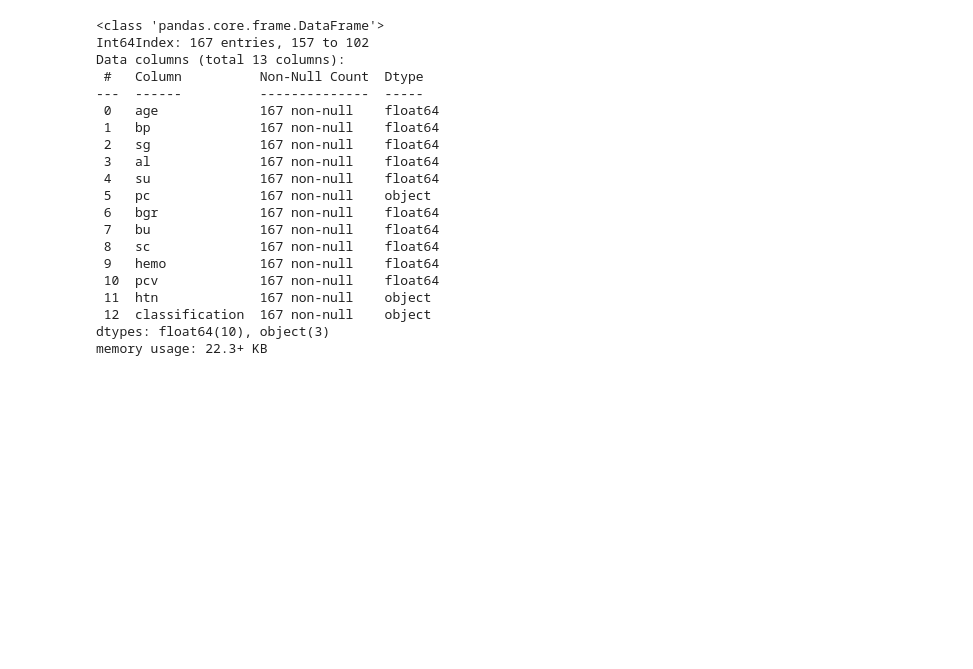
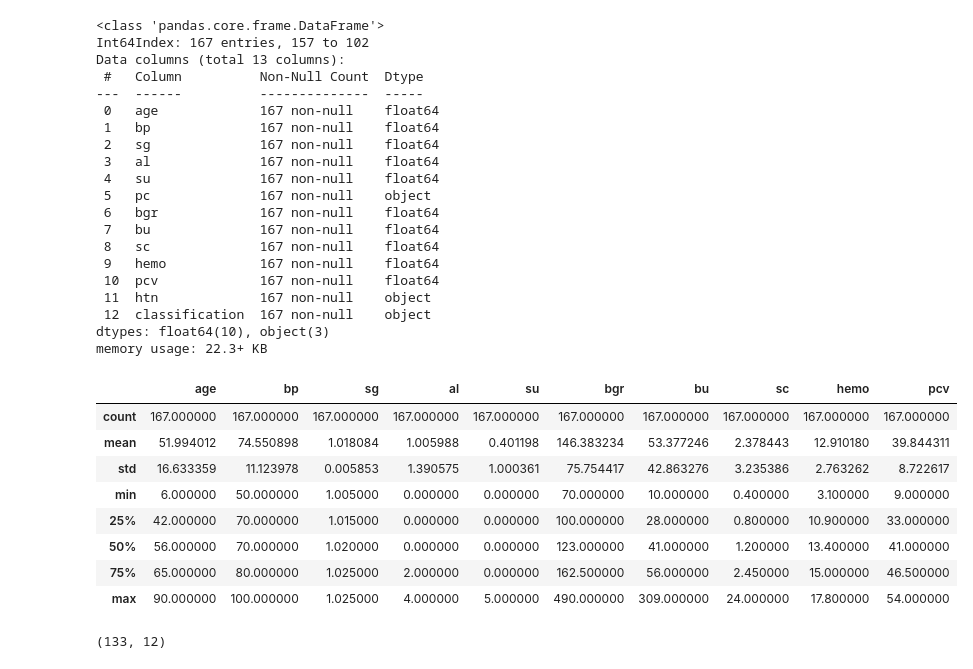
Before and after one commit to EthioAI/Chronic-Kidney-Disease-Prediction, a Jupyter notebook: main.ipynb, the cells around one changed output. Drawn from its saved outputs; the diff is of its cells as text; code cells hidden in the pictures; blank space fills up the shorter version.

```diff
--- a/main.ipynb
+++ b/main.ipynb
@@ -117,6 +139,18 @@ memory usage: 22.3+ KB
 # %%
 X = train_data_copy.drop(['classification'], axis=1)
 y = train_data_copy['classification']
+# %%
+X.describe()
+# %% [output]
+|  | age | bp | sg | al | su | bgr | bu | sc | hemo | pcv |
+| count | 167.000000 | 167.000000 | 167.000000 | 167.000000 | 167.000000 | 167.000000 | 167.000000 | 167.000000 | 167.000000 | 167.000000 |
+| mean | 51.994012 | 74.550898 | 1.018084 | 1.005988 | 0.401198 | 146.383234 | 53.377246 | 2.378443 | 12.910180 | 39.844311 |
+| std | 16.633359 | 11.123978 | 0.005853 | 1.390575 | 1.000361 | 75.754417 | 42.863276 | 3.235386 | 2.763262 | 8.722617 |
+| min | 6.000000 | 50.000000 | 1.005000 | 0.000000 | 0.000000 | 70.000000 | 10.000000 | 0.400000 | 3.100000 | 9.000000 |
+| 25% | 42.000000 | 70.000000 | 1.015000 | 0.000000 | 0.000000 | 100.000000 | 28.000000 | 0.800000 | 10.900000 | 33.000000 |
+| 50% | 56.000000 | 70.000000 | 1.020000 | 0.000000 | 0.000000 | 123.000000 | 41.000000 | 1.200000 | 13.400000 | 41.000000 |
+| 75% | 65.000000 | 80.000000 | 1.025000 | 2.000000 | 0.000000 | 162.500000 | 56.000000 | 2.450000 | 15.000000 | 46.500000 |
+| max | 90.000000 | 100.000000 | 1.025000 | 4.000000 | 5.000000 | 490.000000 | 309.000000 | 24.000000 | 17.800000 | 54.000000 |
 # %%
 #split the data into 80% training and 20% testing
 
@@ -125,11 +159,14 @@ X_train,  X_test, y_train, y_test = train_test_split(X, y, test_size= 0.2, rando
 # attributes for the pipeline transformations
 
 num_cols = [col for col in X_train.columns if X_train[col].dtype in ['int64', 'float64']]
-num_cols_scale = []
-num_cols_unscale = [col for col in num_cols if col not in num_cols_scale]
 ordinal_cat_cols = ["pc", "htn"]
 nominal_cat_cols = []
 cat_cols = ordinal_cat_cols + nominal_cat_cols
+
+# attributes to be generated from existing one
+attrs_combination_cols = ["bp_per_age", "bgr_per_su", "bu_per_al"]
+# %% [output]
+(133, 12)
 # %%
 # A pipeline for numerical columns transformation
 
```
Also changed, not shown: parts of 7 cells of this notebook, 2 other files.
